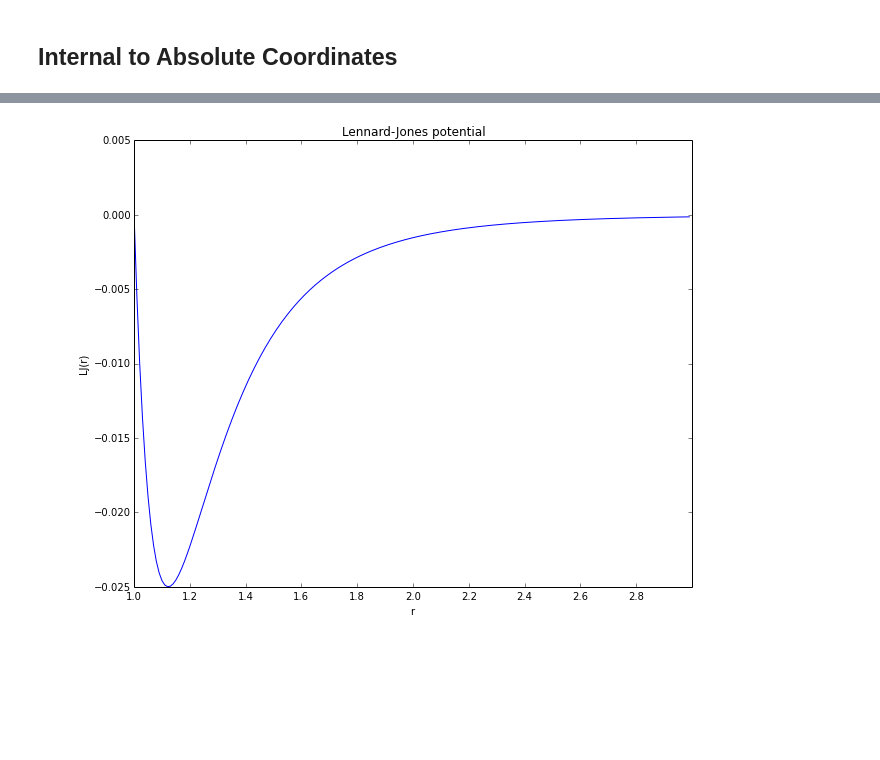
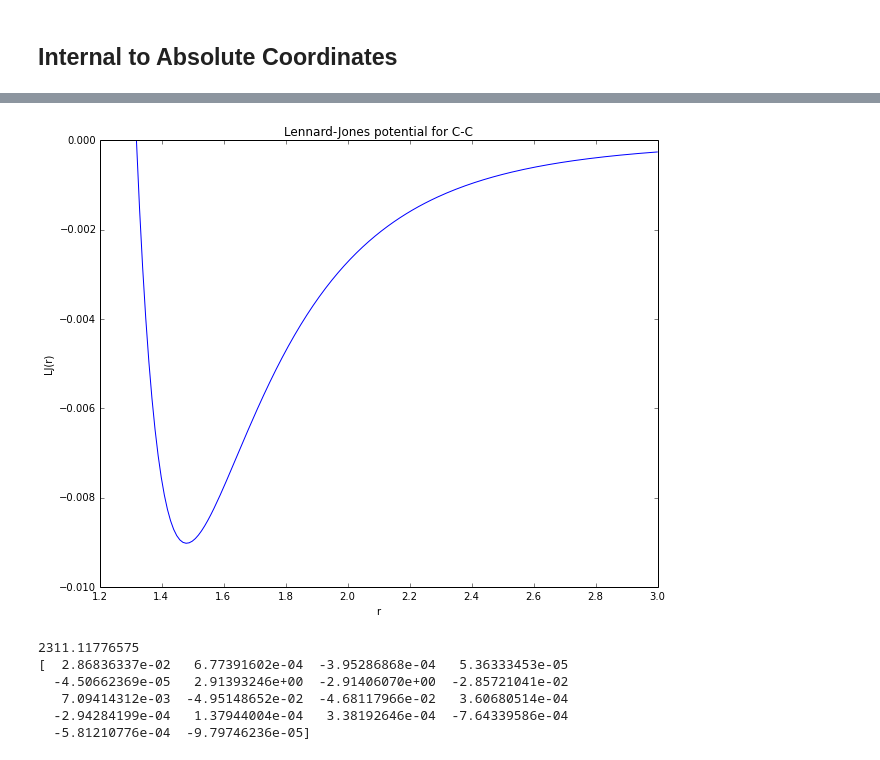
Before and after one commit to petermuehlbacher/reports, a Jupyter notebook: docking/implementation/proteindocking.ipynb, the cells around one changed output, grey strips where cells are left out. Cells and saved outputs as stored; diff of their text form; code cells hidden in the pictures; blank space fills up the shorter version.

```diff
--- a/docking/implementation/proteindocking.ipynb
+++ b/docking/implementation/proteindocking.ipynb
@@ -20,6 +17,9 @@ pylab.rcParams['figure.figsize'] = (10.0, 8.0)
 # %% [markdown]
 ## Auxiliary functions
 # %%
+def norm_squared(v):
+    return np.dot(v,v)
+
 def cross(v1,v2):
     x1 = v1[0]
     x2 = v2[0]
@@ -509,0 +556,9 @@ g  = grad(objective)
+# %%
+path = './training_data'
+files = os.listdir(path)
+txt_files = [i for i in files if i.endswith('.txt')]
+molecules = []
+for file_name in txt_files:
+    mol = load_atoms("./training_data/"+file_name)
+    molecules.append(mol)
+    plotMolecule(mol[1],mol[2],mol[3],mol[-1])
@@ -590,0 +624,12 @@ The bluer the better - normalizing with a division through the potential doesn't
+# %%
+Xvalues = np.arange(.01, 2., 0.01)
+
+potX  = []
+bestB = .01
+bestVal = vT(np.array([.01]))
+for i in Xvalues:
+    val = vT(np.array([i]))
+    potX.append(math.log10(getVal(val)))
+    if val < bestVal:
+        bestVal = val
+        bestB = i
@@ -625,9 +684,7 @@ res
 # %%
-# not sure why x[10] has such a weird value,
-# just take the first useful B which happens to be at 11
-A,B = [res.x[0],res.x[11]]
-eps   = B**2/(4*A)
-sigma = (A/B)**(1/6.0)
-rm    = 2**(1/6.0)*sigma
+A,B = [A_00,bestB]
+eps   = B*B/(4*A)
+sigma = (A/B)**(1/6.)
+rm    = 2**(1/6.)*sigma
 print(rm,eps)
 # %% [output]
@@ -653,13 +692,31 @@ Without the correction term (division through the squared potential) in the trai
 # %%
-r = np.arange(1, 3., 0.01)
+r = np.arange(sigma, 3., 0.01)
 plt.clf()
 plt.plot(r, (A/r**12. - B/r**6.))
 plt.xlabel('r')
 plt.ylabel('LJ(r)')
-plt.title('Lennard-Jones potential')
-plt.xticks(np.arange(1., 3., .2))
-plt.annotate('minimum attained at $r_m=$'+str(rm), xy=(rm, -eps-.05), xytext=(rm, -eps-.45),
-         arrowprops=dict(facecolor='black', shrink=0.05, width=.1))
+plt.title('Lennard-Jones potential for C-C')
 plt.show()
 # %% [output]
-[figure, old version]
+[figure, new version]
+# %%
+newThetas = []
+anglesToUpdate = []
+
+for i in range(len(thetas)):
+    theta = thetas[i]
+    if theta is not None:
+        newThetas.append(theta)
+        anglesToUpdate.append(i)
+
+oParams = [0.0]*6+newThetas
+v,g = vg(np.array(oParams),anglesToUpdate,molecule)
+print v
+print g[6:]
+# %% [output]
+2311.11776575
+[  2.86836337e-02   6.77391602e-04  -3.95286868e-04   5.36333453e-05
+  -4.50662369e-05   2.91393246e+00  -2.91406070e+00  -2.85721041e-02
+   7.09414312e-03  -4.95148652e-02  -4.68117966e-02   3.60680514e-04
+  -2.94284199e-04   1.37944004e-04   3.38192646e-04  -7.64339586e-04
+  -5.81210776e-04  -9.79746236e-05]
```
Also changed, not shown: parts of 20 cells of this notebook, 4 other files.
